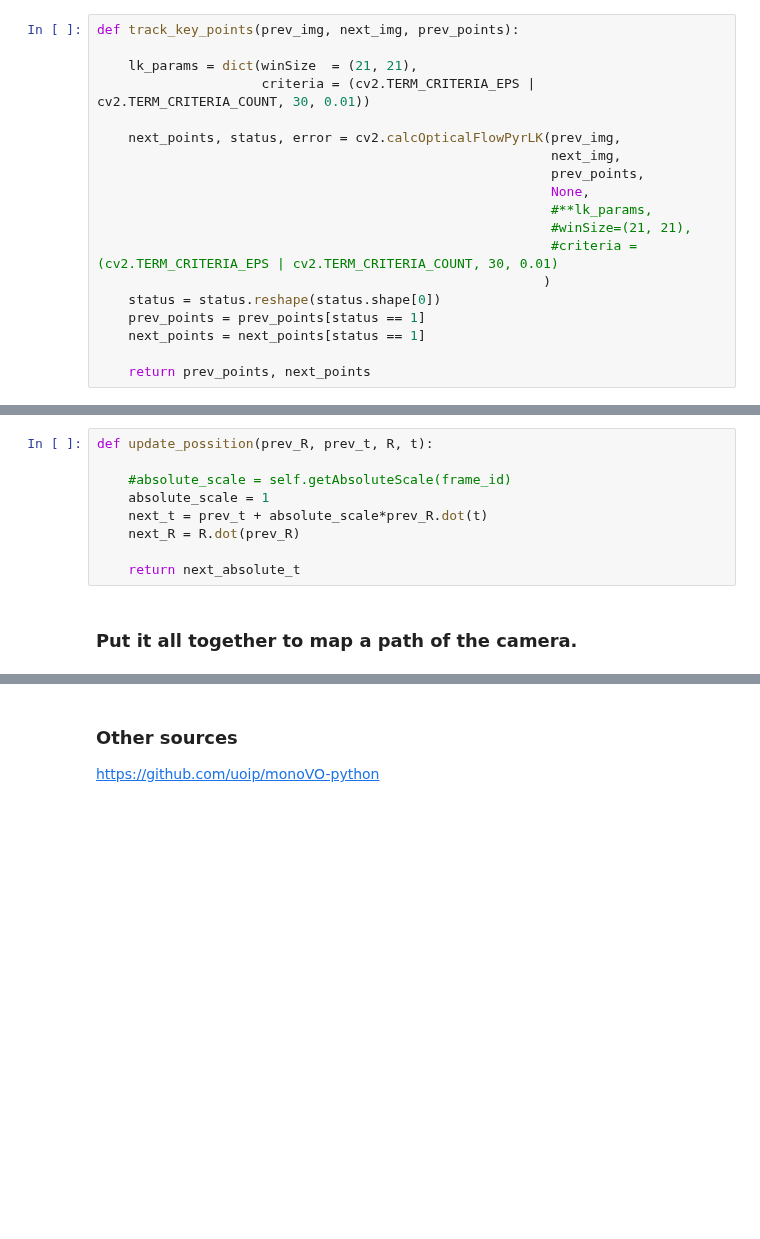
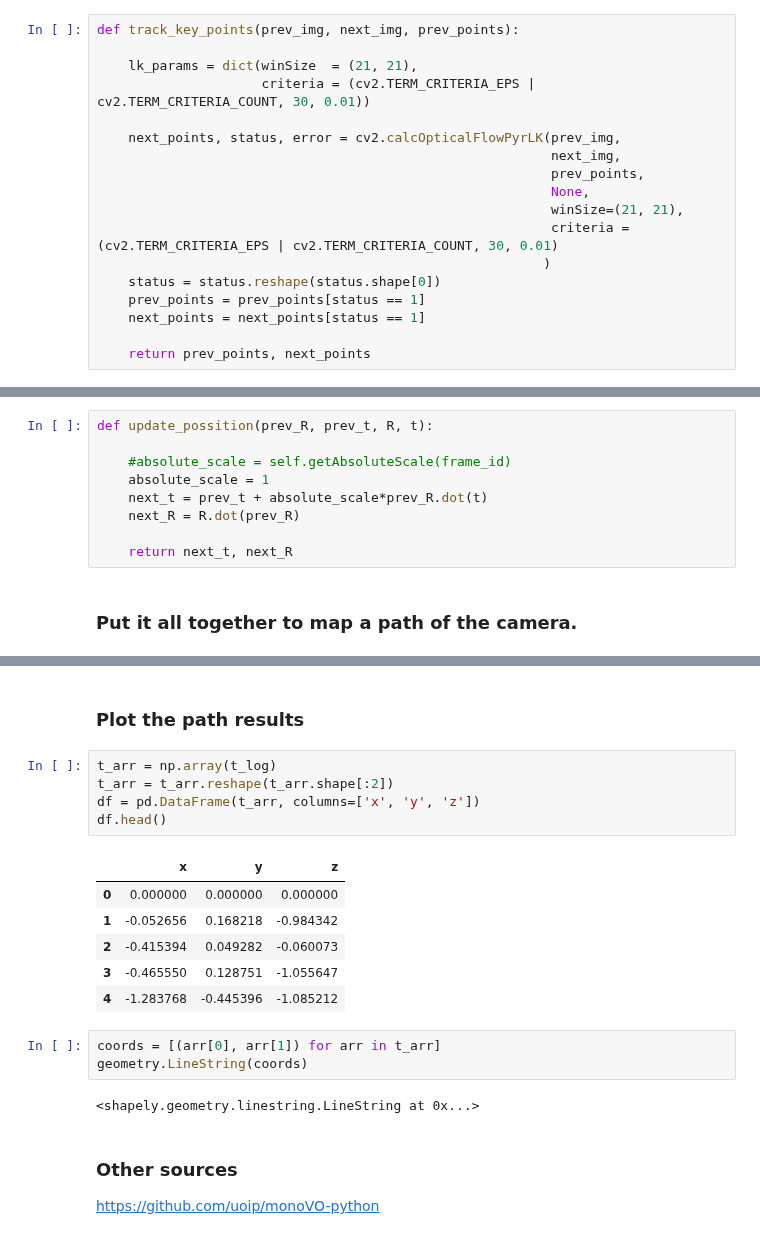
Before and after one commit to wroscoe/dk_notebooks, a Jupyter notebook: visual_odometry.ipynb, the cells around one changed output, grey strips where cells are left out. Saved outputs shown, nothing was run; the diff lists cells and outputs as text; blank space fills up the shorter version.

```diff
--- a/visual_odometry.ipynb
+++ b/visual_odometry.ipynb
@@ -56,9 +77,8 @@ def track_key_points(prev_img, next_img, prev_points):
                                                           next_img,
                                                           prev_points,
                                                           None,
-                                                          #**lk_params,
-                                                          #winSize=(21, 21),
-                                                          #criteria =(cv2.TERM_CRITERIA_EPS | cv2.TERM_CRITERIA_COUNT, 30, 0.01)
+                                                          winSize=(21, 21),
+                                                          criteria =(cv2.TERM_CRITERIA_EPS | cv2.TERM_CRITERIA_COUNT, 30, 0.01)
                                                          )
     status = status.reshape(status.shape[0])
     prev_points = prev_points[status == 1]
@@ -139,6 +153,6 @@ def update_possition(prev_R, prev_t, R, t):
     next_t = prev_t + absolute_scale*prev_R.dot(t)
     next_R = R.dot(prev_R)
 
-    return next_absolute_t
+    return next_t, next_R
 # %% [markdown]
 ### Put it all together to map a path of the camera.
@@ -172,3 +204,22 @@ def log_path(img_list, cam):
+# %% [markdown]
+### Plot the path results
+# %%
+t_arr = np.array(t_log)
+t_arr = t_arr.reshape(t_arr.shape[:2])
+df = pd.DataFrame(t_arr, columns=['x', 'y', 'z'])
+df.head()
+# %% [output]
+|  | x | y | z |
+| 0 | 0.000000 | 0.000000 | 0.000000 |
+| 1 | -0.052656 | 0.168218 | -0.984342 |
+| 2 | -0.415394 | 0.049282 | -0.060073 |
+| 3 | -0.465550 | 0.128751 | -1.055647 |
+| 4 | -1.283768 | -0.445396 | -1.085212 |
+# %%
+coords = [(arr[0], arr[1]) for arr in t_arr]
+geometry.LineString(coords)
+# %% [output]
+<shapely.geometry.linestring.LineString at 0x...>
 # %% [markdown]
 ### Other sources
 https://github.com/uoip/monoVO-python
```
Also changed, not shown: parts of 10 cells of this notebook, 2 other files.
